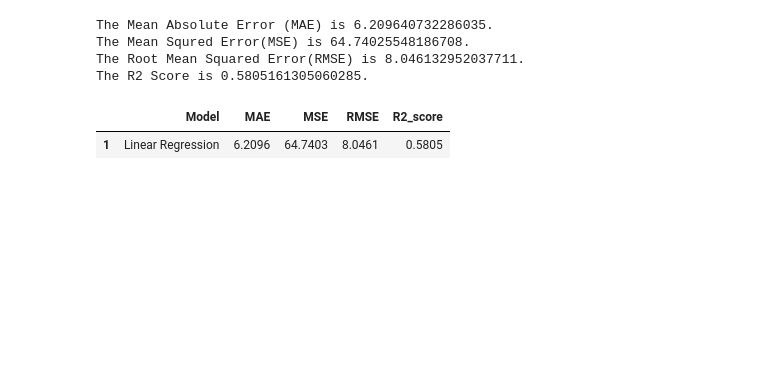
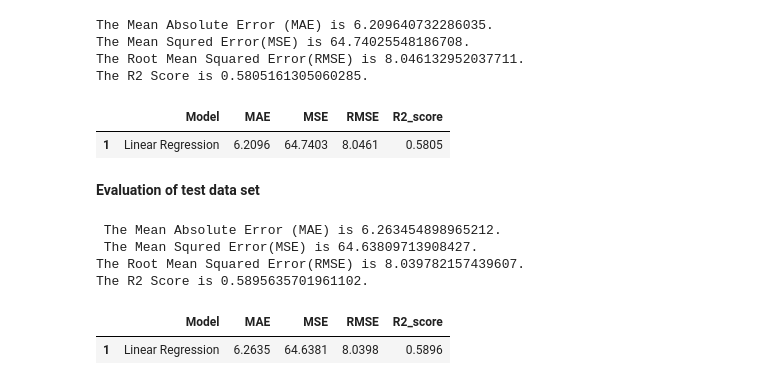
Before and after one commit to Anupa-123/Bike-sharing-demand-prediction, a Jupyter notebook: Bike_Sharing_Demand_Prediction_Capstone_Project.ipynb, the cells around one changed output. Cells and saved outputs as stored; diff of their text form; code cells hidden in the pictures; blank space fills up the shorter version.

```diff
--- a/Bike_Sharing_Demand_Prediction_Capstone_Project.ipynb
+++ b/Bike_Sharing_Demand_Prediction_Capstone_Project.ipynb
@@ -803,3 +805,42 @@ traing_results_df
 # %% [output]
 |  | Model | MAE | MSE | RMSE | R2_score |
 | 1 | Linear Regression | 6.2096 | 64.7403 | 8.0461 | 0.5805 |
+# %% [markdown]
+**Evaluation of test data set**
+# %%
+# Evaluation of Test data set
+
+#Calculate Mean Absolute Error.
+MAE= mean_absolute_error(y_test,y_pred)
+print(f" The Mean Absolute Error (MAE) is {MAE}.")
+
+#Calculate  Mean Squared Error
+MSE=mean_squared_error(y_test,y_pred)
+print(f" The Mean Squred Error(MSE) is {MSE}.")
+
+#Calculate Root Mean Squared Error
+RMSE=np.sqrt(MSE)
+print(f"The Root Mean Squared Error(RMSE) is {RMSE}.")
+
+#Calculate R2 Score
+R2=r2_score(y_test,y_pred)
+print(f"The R2 Score is {R2}.")
+# %% [output]
+ The Mean Absolute Error (MAE) is 6.263454898965212.
+ The Mean Squred Error(MSE) is 64.63809713908427.
+The Root Mean Squared Error(RMSE) is 8.039782157439607.
+The R2 Score is 0.5895635701961102.
+# %%
+# saving test result in dictionary.
+test_dict={'Model':"Linear Regression",
+             'MAE':round(MAE,4),
+             'MSE':round(MSE,4),
+             'RMSE':round(RMSE,4),
+             'R2_score':round(R2,4)}
+# %%
+# create test_result dataframe
+test_results_df=pd.DataFrame(test_dict,index=[1])
+test_results_df
+# %% [output]
+|  | Model | MAE | MSE | RMSE | R2_score |
+| 1 | Linear Regression | 6.2635 | 64.6381 | 8.0398 | 0.5896 |
```
Also changed, not shown: parts of 4 cells of this notebook.
